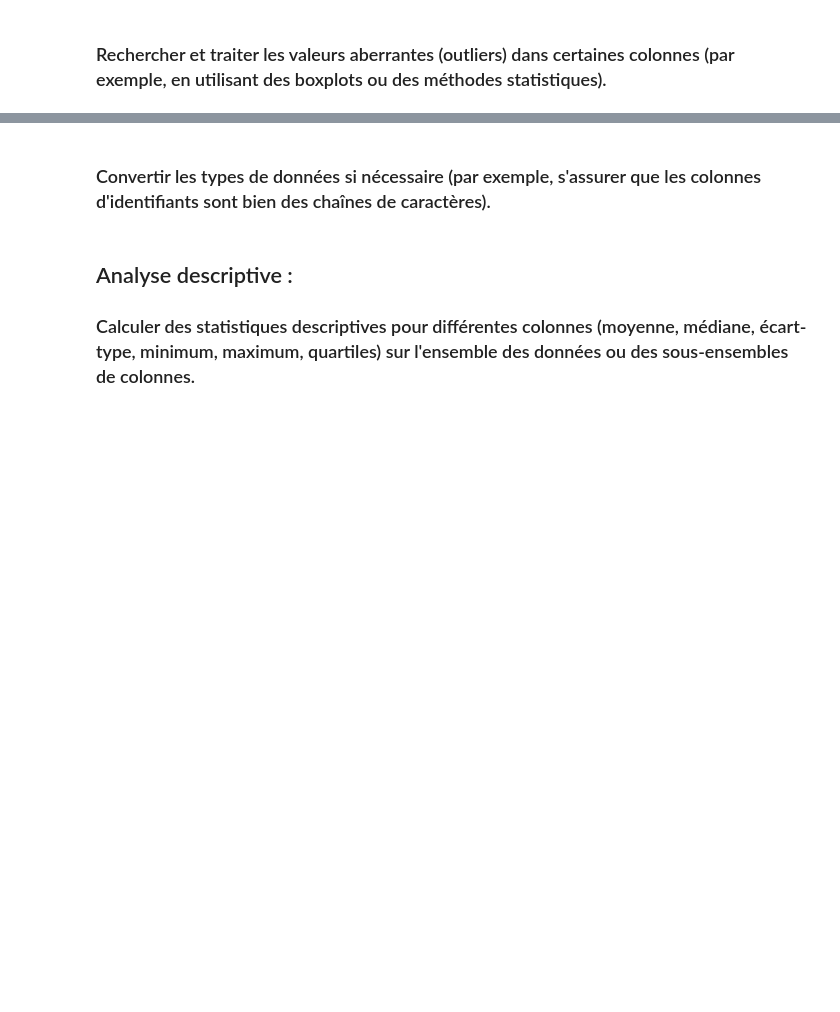
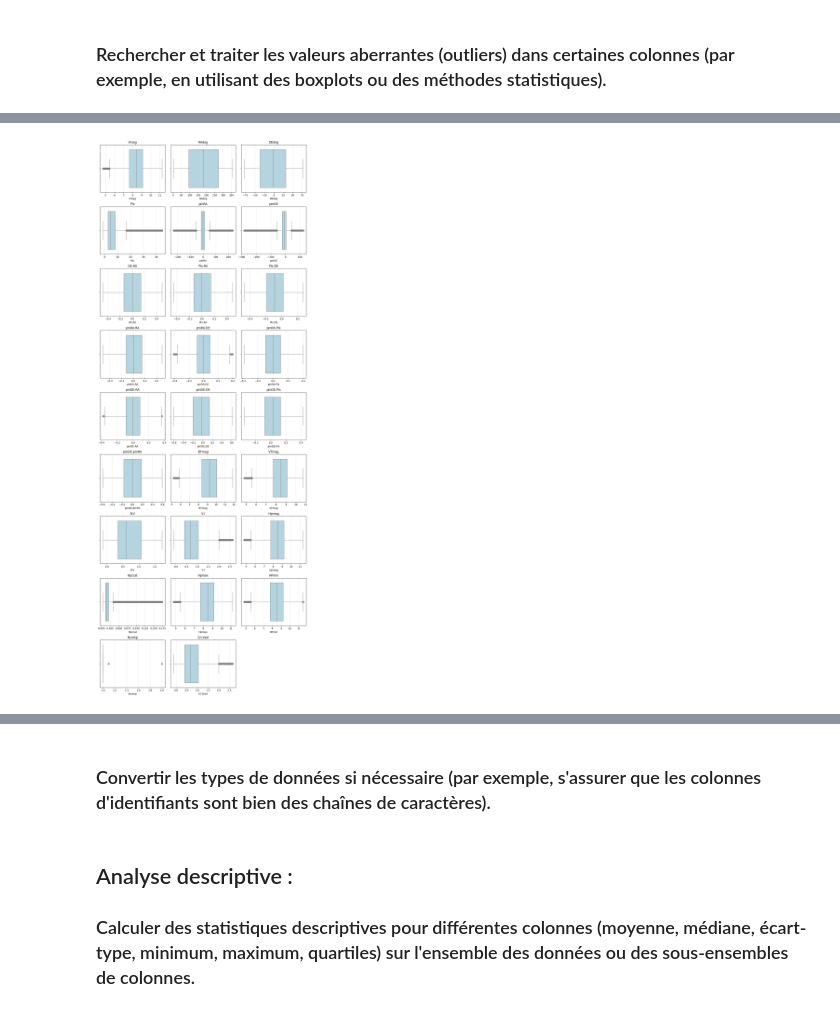
Before and after one commit to ThomasSanna/Data-Analysis-Hipparcos-Star-Astronomy-Catalog, a Jupyter notebook: main.ipynb, the cells around one changed output, grey strips where cells are left out. Saved outputs shown, nothing was run; the diff lists cells and outputs as text; code cells hidden in the pictures; blank space fills up the shorter version.

```diff
--- a/main.ipynb
+++ b/main.ipynb
@@ -205,0 +236,24 @@ dtype: int64
+# %%
+cols_to_plot = [elt for elt in data.columns if elt != 'SpType']
+
+numeric_cols = data.select_dtypes(include=["number"]).columns
+
+for col in numeric_cols:
+    q_low, q_high = data[col].quantile([0.01, 0.99])
+    data[col] = data[col].clip(lower=q_low, upper=q_high)
+
+n = len(cols_to_plot)
+ncols = 3
+nrows = math.ceil(n / ncols)
+
+plt.figure(figsize=(4 * ncols, 3.5 * nrows))
+for i, col in enumerate(cols_to_plot, 1):
+    ax = plt.subplot(nrows, ncols, i)
+    sns.boxplot(x=data[col], whis=1.5, color='lightblue', orient='h')
+    ax.set_title(col)
+    ax.grid(axis='x', linestyle='--', alpha=0.4)
+
+plt.tight_layout()
+plt.show()
+# %% [output]
+[figure, added]
```
Also changed, not shown: parts of 11 cells of this notebook.
